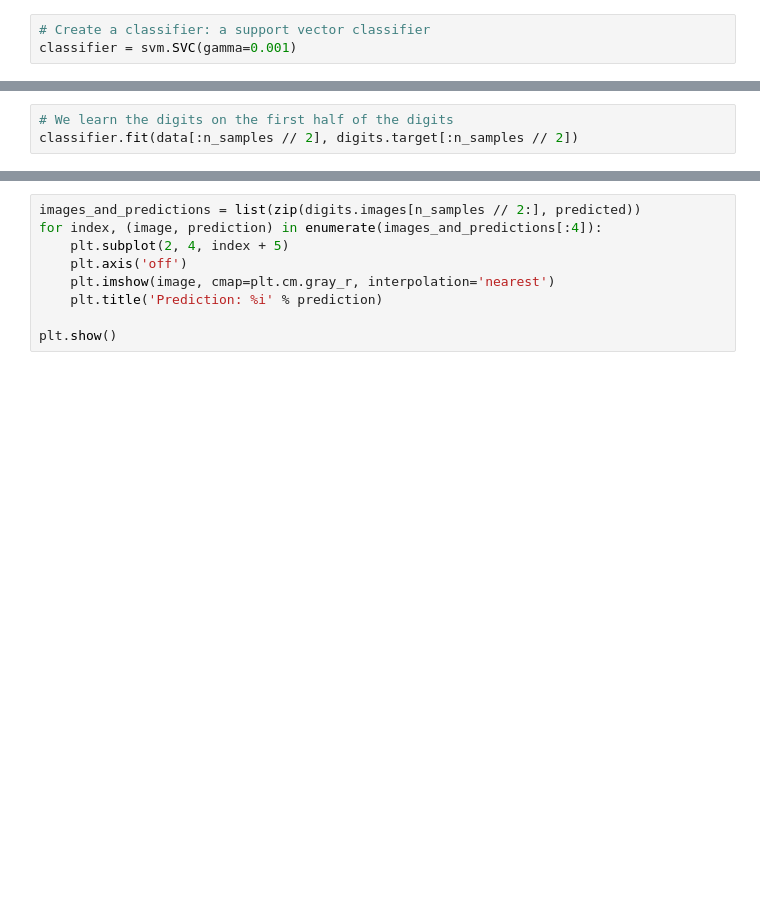
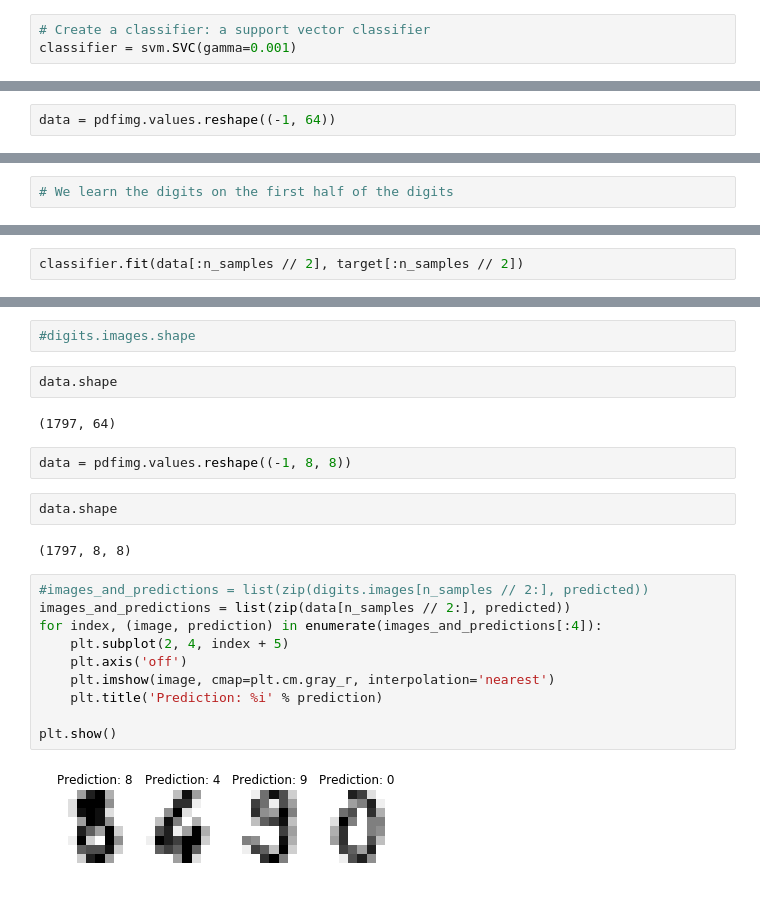
Before and after one commit to alundesap/mta_python_ml, a Jupyter notebook: python/hana_ml_digit_classification.ipynb, the cells around one changed output, grey strips where cells are left out. Drawn from its saved outputs; the diff is of its cells as text; blank space fills up the shorter version.

```diff
--- a/python/hana_ml_digit_classification.ipynb
+++ b/python/hana_ml_digit_classification.ipynb
@@ -55,0 +334,2 @@ classifier = svm.SVC(gamma=0.001)
+# %%
+data = pdfimg.values.reshape((-1, 64))
@@ -56,3 +340,2 @@ classifier = svm.SVC(gamma=0.001)
 # %%
 # We learn the digits on the first half of the digits
-classifier.fit(data[:n_samples // 2], digits.target[:n_samples // 2])
@@ -58,0 +349,2 @@ classifier.fit(data[:n_samples // 2], digits.target[:n_samples // 2])
+# %%
+classifier.fit(data[:n_samples // 2], target[:n_samples // 2])
@@ -67,9 +407,24 @@ print("Confusion matrix:\n%s" % metrics.confusion_matrix(expected, predicted))
+# %%
+#digits.images.shape
+# %%
+data.shape
+# %% [output]
+(1797, 64)
+# %%
+data = pdfimg.values.reshape((-1, 8, 8))
+# %%
+data.shape
+# %% [output]
+(1797, 8, 8)
 # %%
-images_and_predictions = list(zip(digits.images[n_samples // 2:], predicted))
+#images_and_predictions = list(zip(digits.images[n_samples // 2:], predicted))
+images_and_predictions = list(zip(data[n_samples // 2:], predicted))
 for index, (image, prediction) in enumerate(images_and_predictions[:4]):
     plt.subplot(2, 4, index + 5)
     plt.axis('off')
     plt.imshow(image, cmap=plt.cm.gray_r, interpolation='nearest')
     plt.title('Prediction: %i' % prediction)
 
 plt.show()
+# %% [output]
+[figure, added]
```
Also changed, not shown: parts of 85 cells of this notebook, 1 other file.
